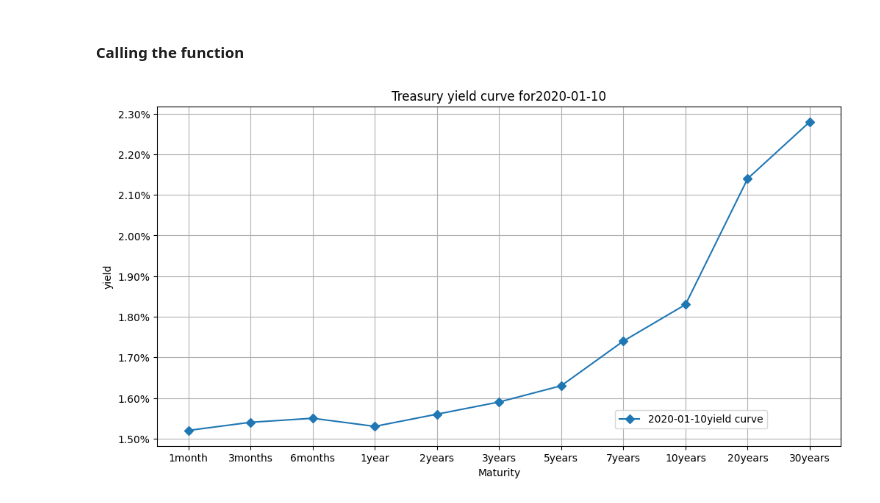
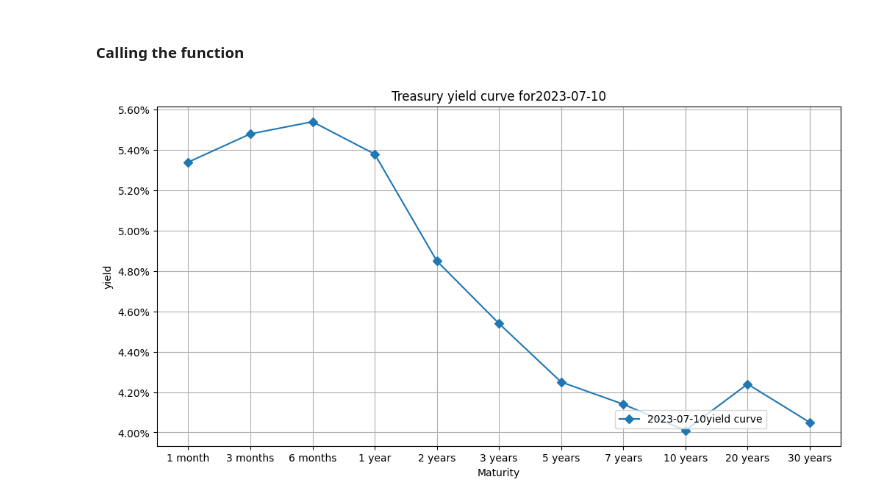
Before and after one commit to Prfsr-Algebra/Financial-Analysis-Practice, a Jupyter notebook: Drawing Yield curve.ipynb, the cells around one changed output. Saved outputs shown, nothing was run; the diff lists cells and outputs as text; code cells hidden in the pictures.

```diff
--- a/Drawing Yield curve.ipynb
+++ b/Drawing Yield curve.ipynb
@@ -33,0 +34,24 @@ yields_df.head()
+# %%
+import pandas as pd
+import matplotlib.pyplot as plt
+import seaborn as sns
+from fredapi import Fred
+sns.set
+
+#Initializing fredapi
+fred = Fred(api_key = 'f7a64d5acdc11f5d761fe5d9c28ca5fa')
+series_ids =['DGS1MO', 'DGS3MO', 'DGS6MO', 'DGS1', 'DGS2', 'DGS3', 'DGS5', \
+              'DGS7', 'DGS10', 'DGS20', 'DGS30']
+#Creating Function
+def get_series_data(series_id, start, end):
+    data = fred.get_series(series_id, observation_start = start, observation_end = end)
+    return data
+#creating dictionary of the series
+start = "2001-01-01"
+end = "2024-12-31"
+yields_dict = {series_id: get_series_data(series_id, start, end) for series_id in series_ids}
+#creating data frame
+yields_df = pd.DataFrame(yields_dict)
+#renaming columns
+yields_df.columns = ['1 month', '3 months', '6 months', '1 year', '2 years', '3 years', '5 years', '7 years', '10 years', '20 years', '30 years']
+yields_df.head()
@@ -52,6 +83,6 @@ def plot_yield_curve(date):
 # %% [markdown]
 #### Calling the function
 # %%
-plot_yield_curve('2020-01-10')
+plot_yield_curve('2023-07-10')
 # %% [output]
-[figure, old version]
+[figure, new version]
```
Also changed, not shown: parts of 3 cells of this notebook, 1 other file.
